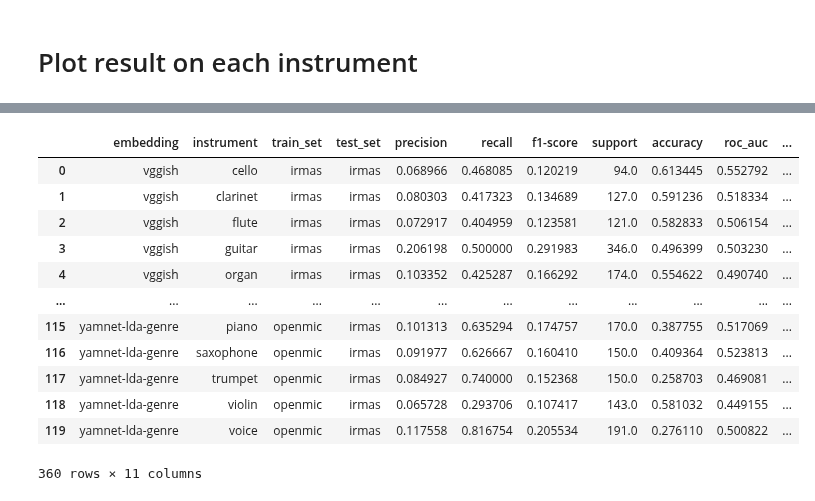
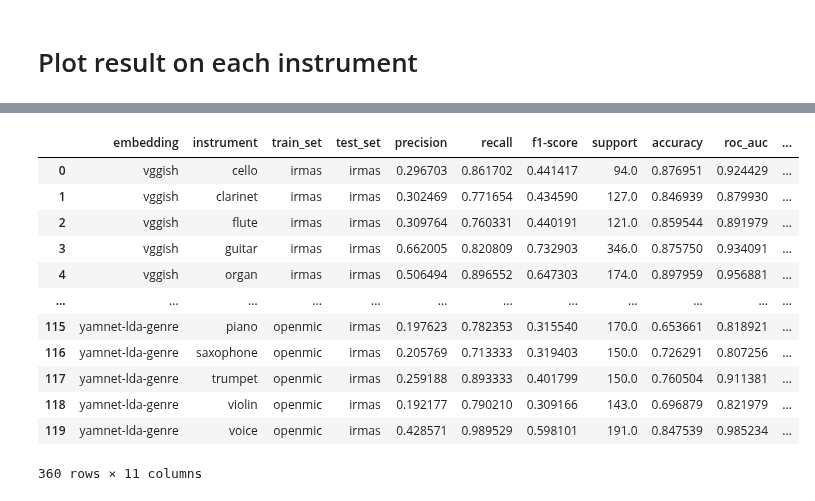
Before and after one commit to changhongw/audio-embedding-bias, a Jupyter notebook: YAMnet_crossdataset_generalization_kernelLDA_genre.ipynb, the cells around one changed output, grey strips where cells are left out. Saved outputs shown, nothing was run; the diff lists cells and outputs as text; code cells hidden in the pictures.

```diff
--- a/YAMnet_crossdataset_generalization_kernelLDA_genre.ipynb
+++ b/YAMnet_crossdataset_generalization_kernelLDA_genre.ipynb
@@ -751,24 +828,25 @@ result_all_conca.to_csv('crossdataset_generalization_result_kernelLDA_genre.csv'
 # %%
-df1 = pd.read_csv('crossdataset_generalization_result_kernelize.csv')
-df2 = pd.read_csv('crossdataset_generalization_result_kernelLDA.csv')
-df3 = pd.read_csv('crossdataset_generalization_result_kernelLDA_genre.csv')
+df1 = pd.read_csv('crossdataset_generalization_result.csv')
+df2 = pd.read_csv('crossdataset_generalization_result_LDAproj.csv')
+df3 = pd.read_csv('crossdataset_generalization_result_LDAproj_genre.csv')
+df1['embedding'] = ['vggish'] * 40 + ['openl3'] * 40 + ['yamnet'] * 40
 df2['embedding'] = ['vggish-lda'] * 40 + ['openl3-lda'] * 40 + ['yamnet-lda'] * 40
 df3['embedding'] = ['vggish-lda-genre'] * 40 + ['openl3-lda-genre'] * 40 + ['yamnet-lda-genre'] * 40
 
 df = df1.append(df2).append(df3)
-df.to_csv('crossdataset_generalization_result_kernelLDA_allcompare.csv')
+df.to_csv('crossdataset_generalization_result_allcompare.csv', index=False)#
 df
 # %% [output]
 |  | embedding | instrument | train_set | test_set | precision | recall | f1-score | support | accuracy | roc_auc | ... |
-| 0 | vggish | cello | irmas | irmas | 0.068966 | 0.468085 | 0.120219 | 94.0 | 0.613445 | 0.552792 | ... |
-| 1 | vggish | clarinet | irmas | irmas | 0.080303 | 0.417323 | 0.134689 | 127.0 | 0.591236 | 0.518334 | ... |
-| 2 | vggish | flute | irmas | irmas | 0.072917 | 0.404959 | 0.123581 | 121.0 | 0.582833 | 0.506154 | ... |
-| 3 | vggish | guitar | irmas | irmas | 0.206198 | 0.500000 | 0.291983 | 346.0 | 0.496399 | 0.503230 | ... |
-| 4 | vggish | organ | irmas | irmas | 0.103352 | 0.425287 | 0.166292 | 174.0 | 0.554622 | 0.490740 | ... |
+| 0 | vggish | cello | irmas | irmas | 0.296703 | 0.861702 | 0.441417 | 94.0 | 0.876951 | 0.924429 | ... |
+| 1 | vggish | clarinet | irmas | irmas | 0.302469 | 0.771654 | 0.434590 | 127.0 | 0.846939 | 0.879930 | ... |
+| 2 | vggish | flute | irmas | irmas | 0.309764 | 0.760331 | 0.440191 | 121.0 | 0.859544 | 0.891979 | ... |
+| 3 | vggish | guitar | irmas | irmas | 0.662005 | 0.820809 | 0.732903 | 346.0 | 0.875750 | 0.934091 | ... |
+| 4 | vggish | organ | irmas | irmas | 0.506494 | 0.896552 | 0.647303 | 174.0 | 0.897959 | 0.956881 | ... |
 | ... | ... | ... | ... | ... | ... | ... | ... | ... | ... | ... | ... |
-| 115 | yamnet-lda-genre | piano | openmic | irmas | 0.101313 | 0.635294 | 0.174757 | 170.0 | 0.387755 | 0.517069 | ... |
-| 116 | yamnet-lda-genre | saxophone | openmic | irmas | 0.091977 | 0.626667 | 0.160410 | 150.0 | 0.409364 | 0.523813 | ... |
-| 117 | yamnet-lda-genre | trumpet | openmic | irmas | 0.084927 | 0.740000 | 0.152368 | 150.0 | 0.258703 | 0.469081 | ... |
-| 118 | yamnet-lda-genre | violin | openmic | irmas | 0.065728 | 0.293706 | 0.107417 | 143.0 | 0.581032 | 0.449155 | ... |
-| 119 | yamnet-lda-genre | voice | openmic | irmas | 0.117558 | 0.816754 | 0.205534 | 191.0 | 0.276110 | 0.500822 | ... |
+| 115 | yamnet-lda-genre | piano | openmic | irmas | 0.197623 | 0.782353 | 0.315540 | 170.0 | 0.653661 | 0.818921 | ... |
+| 116 | yamnet-lda-genre | saxophone | openmic | irmas | 0.205769 | 0.713333 | 0.319403 | 150.0 | 0.726291 | 0.807256 | ... |
+| 117 | yamnet-lda-genre | trumpet | openmic | irmas | 0.259188 | 0.893333 | 0.401799 | 150.0 | 0.760504 | 0.911381 | ... |
+| 118 | yamnet-lda-genre | violin | openmic | irmas | 0.192177 | 0.790210 | 0.309166 | 143.0 | 0.696879 | 0.821979 | ... |
+| 119 | yamnet-lda-genre | voice | openmic | irmas | 0.428571 | 0.989529 | 0.598101 | 191.0 | 0.847539 | 0.985234 | ... |
 360 rows × 11 columns
```
Also changed, not shown: parts of 19 cells of this notebook, 26 other files.
